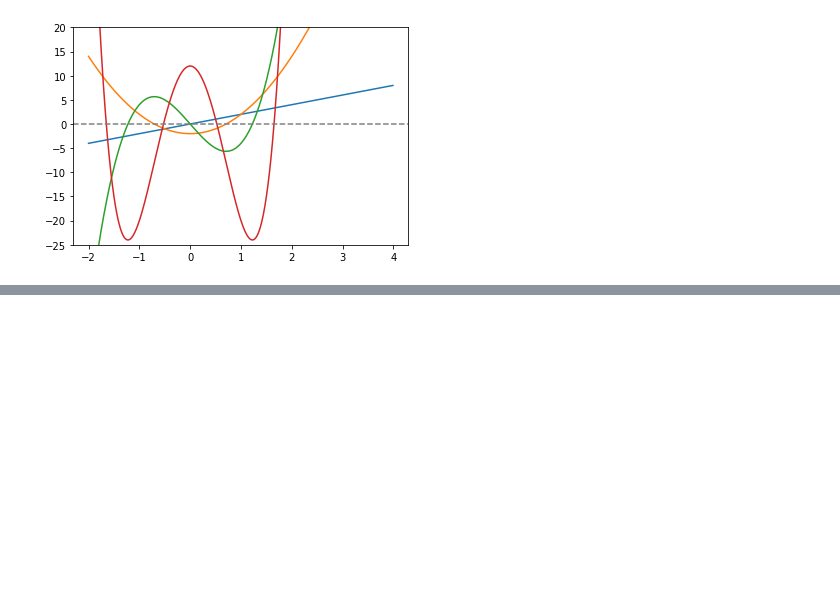
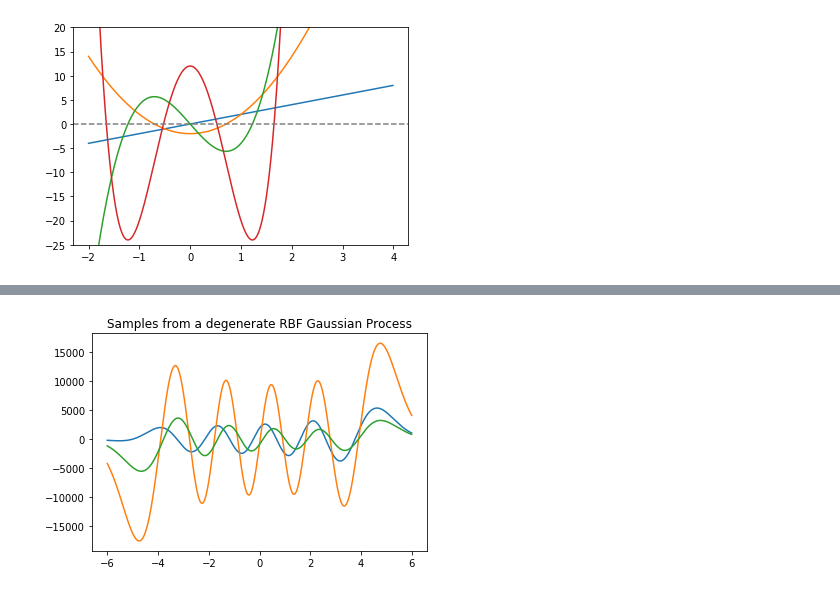
Before and after one commit to notblank/Gaussian-Processes, a Jupyter notebook: Spectral densities and kernels.ipynb, the cells around one changed output, grey strips where cells are left out. Drawn from its saved outputs; the diff is of its cells as text; code cells hidden in the pictures; blank space fills up the shorter version.

Commit message:
Degenerate Precesses

```diff
--- a/Spectral densities and kernels.ipynb
+++ b/Spectral densities and kernels.ipynb
@@ -40,0 +142,21 @@ plt.show()
+# %%
+nEigVals = 10
+mu = np.zeros((nEigVals))
+K = np.eye(nEigVals)
+
+wR = np.random.multivariate_normal(mu, K, 3)
+w = np.transpose(wR)
+# %%
+phiMat = np.zeros((npts, nEigVals))
+
+for k in np.arange(0, nEigVals):
+    y = eFunRFB(x, k, s, l)
+    phiMat[:, k] = y
+# %%
+f = np.dot(phiMat, w)
+
+plt.plot(x, f)
+plt.title('Samples from a degenerate RBF Gaussian Process')
+plt.show()
+# %% [output]
+[figure, added]
```
Also changed, not shown: parts of 8 cells of this notebook.
